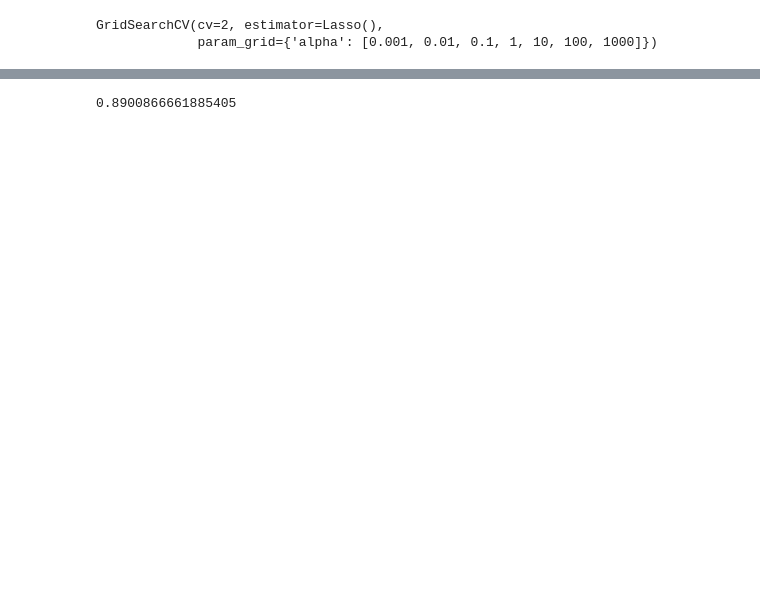
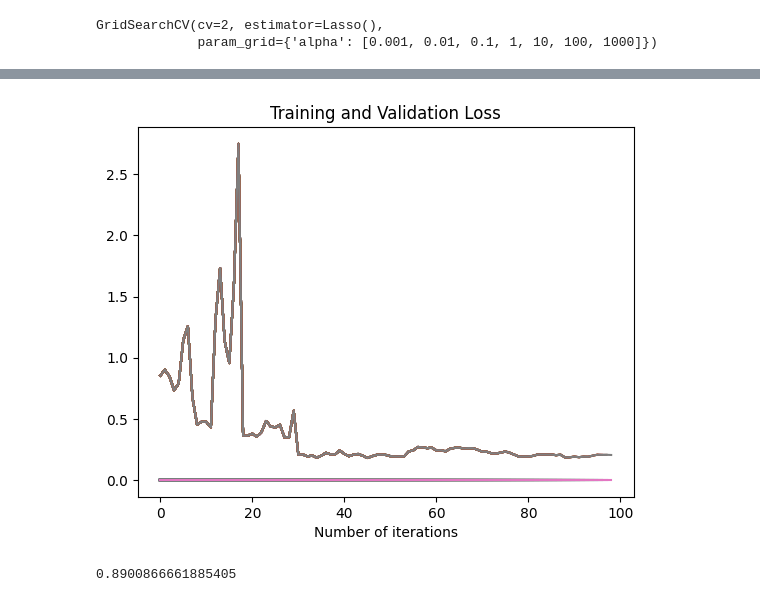
Before and after one commit to Elghandour-eng/machine_learning_task, a Jupyter notebook: Linear_task.ipynb, the cells around one changed output, grey strips where cells are left out. Saved outputs shown, nothing was run; the diff lists cells and outputs as text; code cells hidden in the pictures; blank space fills up the shorter version.

```diff
--- a/Linear_task.ipynb
+++ b/Linear_task.ipynb
@@ -312,3 +369,26 @@ plt.plot(ridge_regressor.cv_results_['param_alpha'], ridge_regressor.cv_results_
+# %%
+
+""""
+Choose two hyperparameters and generate two curves. The first curve has the 1st hyperparameter as x-axis and the loss as y-axis and has the training and validation loss. The second curve is the same but with x-axis being the 2nd hyperparameter. Add these curves to your answer.
+"""
+# second curve validation loss vs training loss
+# we can see that the training loss is decreasing with the increase in the number of iterations
+# but the validation loss is decreasing at first and then increasing
+# this is because the model is overfitting the data
+Linear_model = LinearRegression()
+
+train_loss = []
+val_loss = []
+for i in range(1, 100):
+    Linear_model.fit(X_train[:i], y_train[:i])
+    train_loss.append(mean_squared_error(y_train[:i], Linear_model.predict(X_train[:i])))
+    val_loss.append(mean_squared_error(y_val, Linear_model.predict(X_val)))
+    plt.plot(train_loss, label='Training Loss')
+    plt.plot(val_loss, label='Validation Loss')
+    plt.title('Training and Validation Loss')
+    plt.xlabel('Number of iterations')
+# %% [output]
+[figure, added]
 # %%
 #import ensampling models
 from sklearn.ensemble import RandomForestRegressor
```
Also changed, not shown: parts of 12 cells of this notebook.
